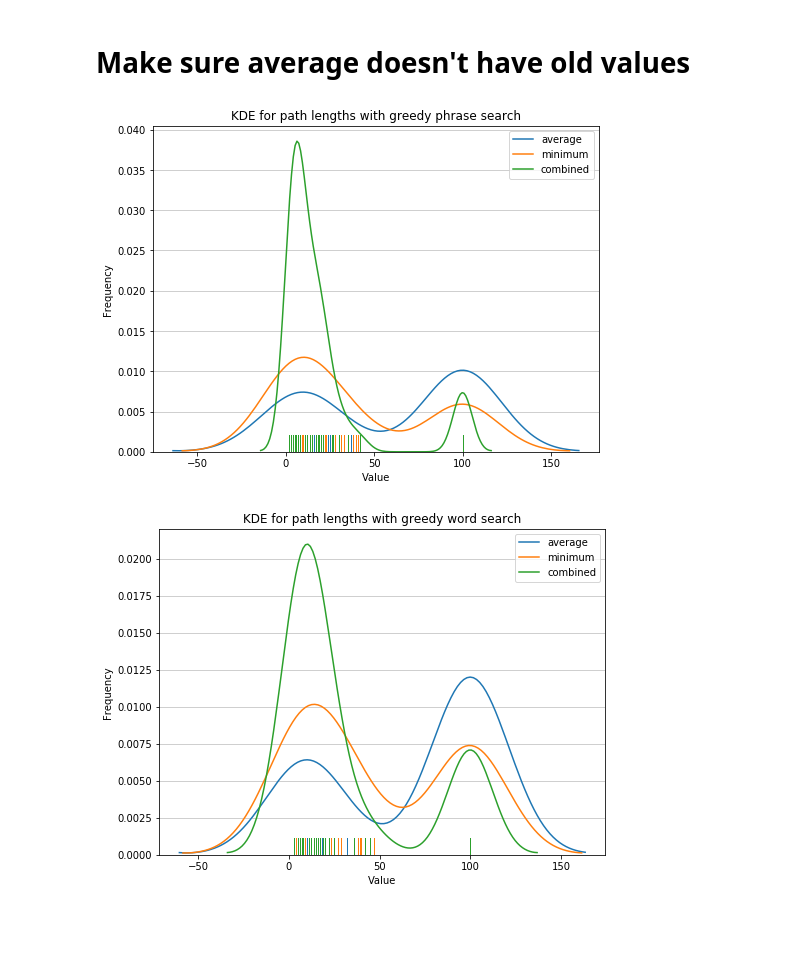
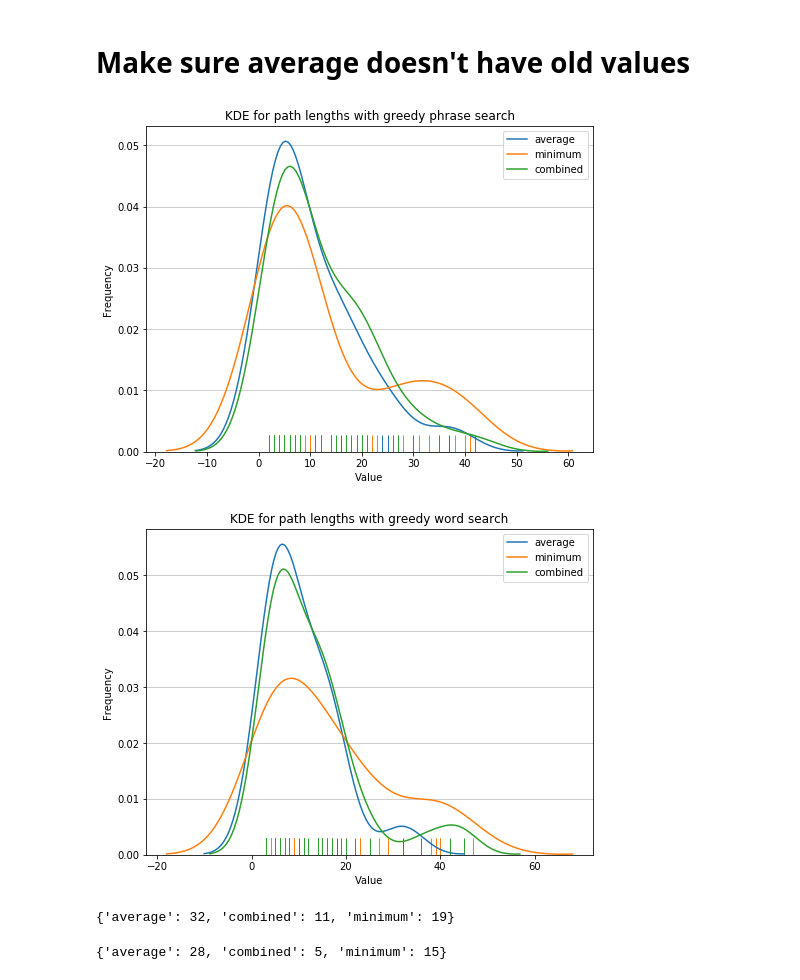
Before and after one commit to CS182-2018-Final-Project-MBC/CS182-Final-Project, a Jupyter notebook: code/Greedy Word2Vec 2.ipynb, the cells around one changed output. Saved outputs shown, nothing was run; the diff lists cells and outputs as text; code cells hidden in the pictures; blank space fills up the shorter version.

```diff
--- a/code/Greedy Word2Vec 2.ipynb
+++ b/code/Greedy Word2Vec 2.ipynb
@@ -206,14 +192,16 @@ results_average_words = pickle.load( open( "greedy_words_average.pkl", "rb" ) )
 # %%
 def plot_results(result_list, label_list, title='Kernel density estimation of path lengths for greedy search', save_to_file=None):
     fig, axes = plt.subplots(1, 1, figsize=(8, 6))
+    num_fail = {}
 
     for data, label in zip(result_list, label_list):
         lengths = []
+        num_fail[label] = 0
         for k, v in data.items():
             if len(v) > 0:
                 lengths.append(len(v))
             else:
-                lengths.append(100)
+                num_fail[label]+=1
         sns.distplot(lengths, kde=True, hist=False, label=label, rug=True)
 
     plt.grid(axis='y', alpha=0.75)
@@ -223,14 +211,22 @@ def plot_results(result_list, label_list, title='Kernel density estimation of pa
 
     if save_to_file:
         fig.savefig(save_to_file)
+
+    return num_fail
 # %%
-x = plot_results([results_average, results_minimum, results_combined], ['average', 'minimum', 'combined'],
+numfail_phrase = plot_results([results_average, results_minimum, results_combined], ['average', 'minimum', 'combined'],
              title="KDE for path lengths with greedy phrase search", save_to_file="kde_phrases.png")
 # %% [output]
-[figure, old version]
+[figure, new version]
 # %%
-plot_results([results_average_words, results_minimum_words, results_combined_words],
+numfail_word = plot_results([results_average_words, results_minimum_words, results_combined_words],
              ['average', 'minimum', 'combined'], title="KDE for path lengths with greedy word search",
              save_to_file="kde_words.png")
 # %% [output]
-[figure, old version]
+[figure, new version]
+# %%
+display(numfail_word)
+display(numfail_phrase)
+# %% [output]
+{'average': 32, 'combined': 11, 'minimum': 19}
+{'average': 28, 'combined': 5, 'minimum': 15}
```
Also changed, not shown: parts of 5 cells of this notebook, 3 other files.
